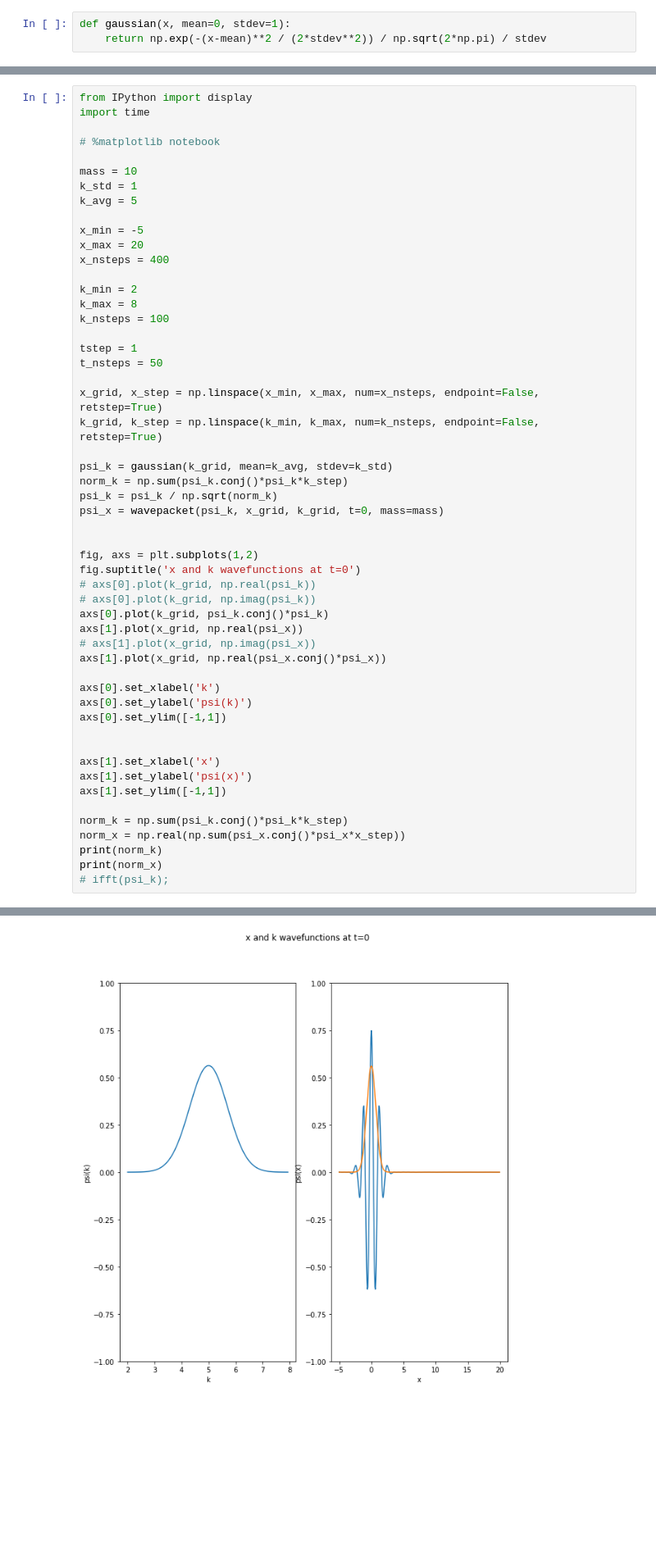
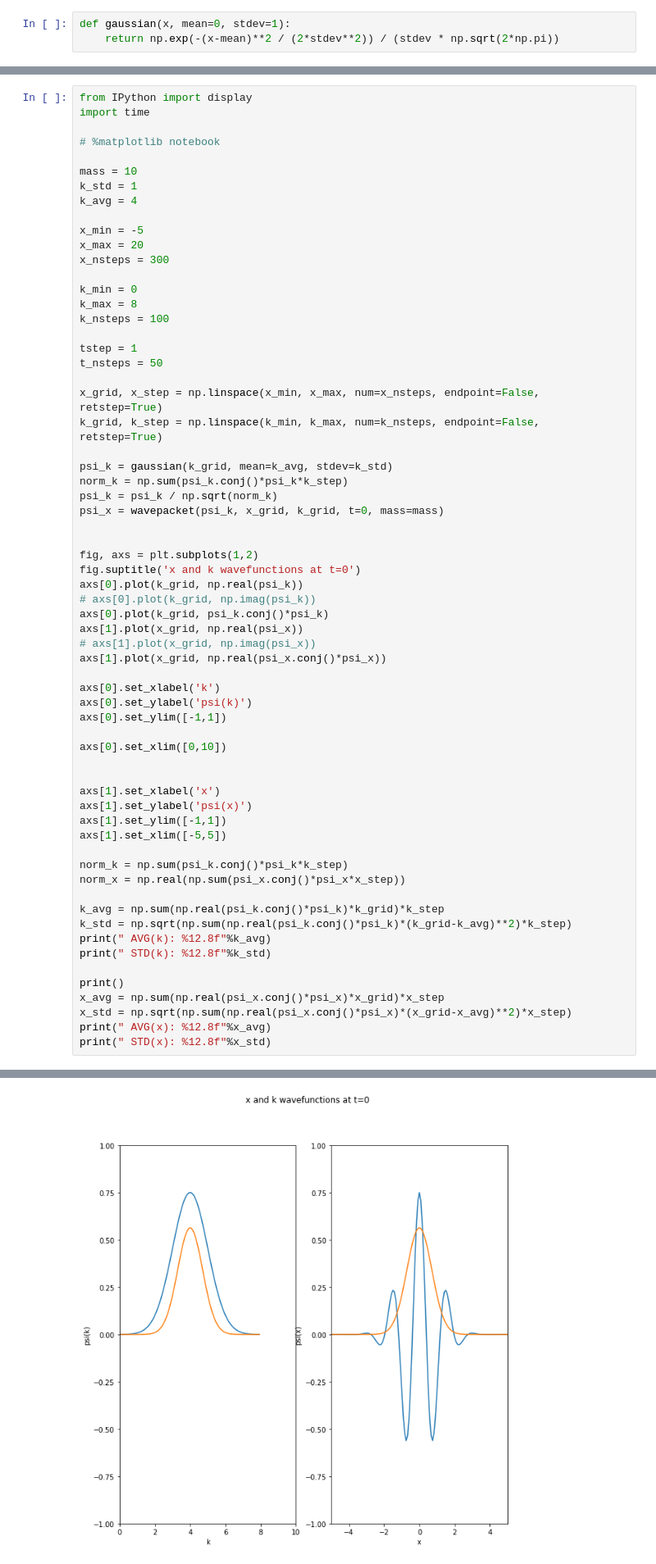
Before and after one commit to nmayhall-vt/CHEM6643, a Jupyter notebook: wavepacket.ipynb, the cells around one changed output, grey strips where cells are left out. Shown at 82% size. Cells and saved outputs as stored; diff of their text form; blank space fills up the shorter version.

```diff
--- a/wavepacket.ipynb
+++ b/wavepacket.ipynb
@@ -11,7 +11,7 @@ g\left(x\right) = \frac{1}{\sigma\sqrt{2\pi}}e^{-\tfrac{\left(x-\bar{x}\right)^2
 $
 # %%
 def gaussian(x, mean=0, stdev=1):
-    return np.exp(-(x-mean)**2 / (2*stdev**2)) / np.sqrt(2*np.pi) / stdev
+    return np.exp(-(x-mean)**2 / (2*stdev**2)) / (stdev * np.sqrt(2*np.pi))
 # %% [markdown]
 ## Define a function to construct the position representation of the wavefunction
 $  \psi(x) = \int g(k) e^{i\left(kx - \omega_kt\right)} dk \\$
@@ -42,13 +43,13 @@ import time
 
 mass = 10
 k_std = 1
-k_avg = 5
+k_avg = 4
 
 x_min = -5
 x_max = 20
-x_nsteps = 400
+x_nsteps = 300
 
-k_min = 2
+k_min = 0
 k_max = 8
 k_nsteps = 100
 
@@ -66,7 +67,7 @@ psi_x = wavepacket(psi_k, x_grid, k_grid, t=0, mass=mass)
 
 fig, axs = plt.subplots(1,2)
 fig.suptitle('x and k wavefunctions at t=0')
-# axs[0].plot(k_grid, np.real(psi_k))
+axs[0].plot(k_grid, np.real(psi_k))
 # axs[0].plot(k_grid, np.imag(psi_k))
 axs[0].plot(k_grid, psi_k.conj()*psi_k)
 axs[1].plot(x_grid, np.real(psi_x))
@@ -77,14 +78,25 @@ axs[0].set_xlabel('k')
 axs[0].set_ylabel('psi(k)')
 axs[0].set_ylim([-1,1])
 
+axs[0].set_xlim([0,10])
+
 
 axs[1].set_xlabel('x')
 axs[1].set_ylabel('psi(x)')
 axs[1].set_ylim([-1,1])
+axs[1].set_xlim([-5,5])
 
 norm_k = np.sum(psi_k.conj()*psi_k*k_step)
 norm_x = np.real(np.sum(psi_x.conj()*psi_x*x_step))
-print(norm_k)
-print(norm_x)
-# ifft(psi_k);
+
+k_avg = np.sum(np.real(psi_k.conj()*psi_k)*k_grid)*k_step
+k_std = np.sqrt(np.sum(np.real(psi_k.conj()*psi_k)*(k_grid-k_avg)**2)*k_step)
+print(" AVG(k): %12.8f"%k_avg)
+print(" STD(k): %12.8f"%k_std)
+
+print()
+x_avg = np.sum(np.real(psi_x.conj()*psi_x)*x_grid)*x_step
+x_std = np.sqrt(np.sum(np.real(psi_x.conj()*psi_x)*(x_grid-x_avg)**2)*x_step)
+print(" AVG(x): %12.8f"%x_avg)
+print(" STD(x): %12.8f"%x_std)
 # %% [output]
@@ -93,4 +108,4 @@ print(norm_x)
-[figure, old version]
+[figure, new version]
 # %% [markdown]
 ## Time series
 Compute the wavepacket for a range of time steps
```
Also changed, not shown: parts of 4 cells of this notebook.
